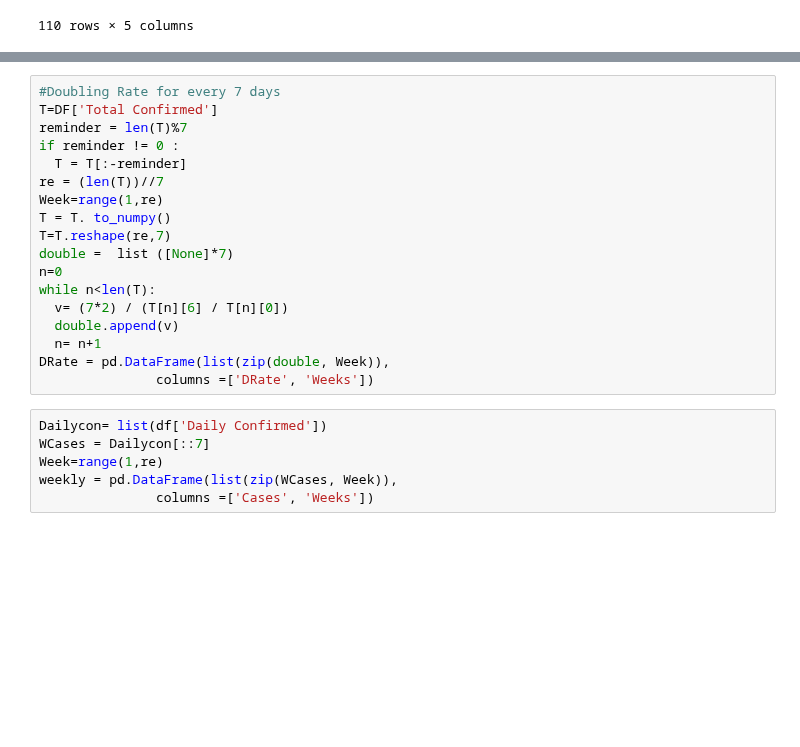
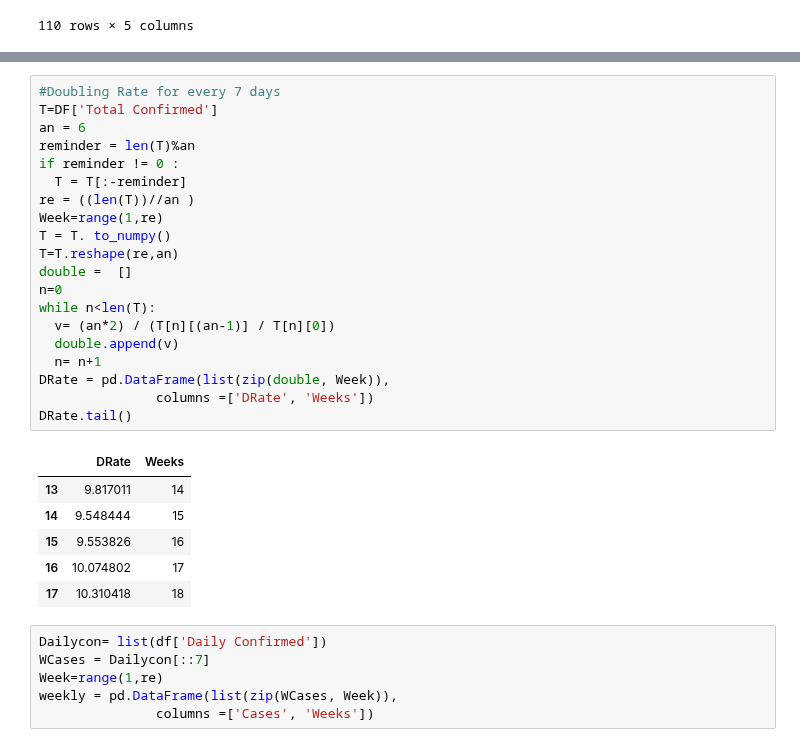
Before and after one commit to skbhere/COVID-19-Case-Forecasting, a Jupyter notebook: 01_TN.ipynb, the cells around one changed output, grey strips where cells are left out. Saved outputs shown, nothing was run; the diff lists cells and outputs as text; blank space fills up the shorter version.

```diff
--- a/01_TN.ipynb
+++ b/01_TN.ipynb
@@ -469,21 +480,30 @@ Text(0, 0.5, 'TN H ')
 # %%
 #Doubling Rate for every 7 days
 T=DF['Total Confirmed']
-reminder = len(T)%7
+an = 6
+reminder = len(T)%an
 if reminder != 0 :
   T = T[:-reminder]
-re = (len(T))//7
+re = ((len(T))//an )
 Week=range(1,re)
 T = T. to_numpy()
-T=T.reshape(re,7)
-double =  list ([None]*7)
+T=T.reshape(re,an)
+double =  []
 n=0
 while n<len(T):
-  v= (7*2) / (T[n][6] / T[n][0])
+  v= (an*2) / (T[n][(an-1)] / T[n][0])
   double.append(v)
   n= n+1
 DRate = pd.DataFrame(list(zip(double, Week)),
                columns =['DRate', 'Weeks'])
+DRate.tail()
+# %% [output]
+|  | DRate | Weeks |
+| 13 | 9.817011 | 14 |
+| 14 | 9.548444 | 15 |
+| 15 | 9.553826 | 16 |
+| 16 | 10.074802 | 17 |
+| 17 | 10.310418 | 18 |
 # %%
 Dailycon= list(df['Daily Confirmed'])
 WCases = Dailycon[::7]
```
Also changed, not shown: parts of 10 cells of this notebook.
